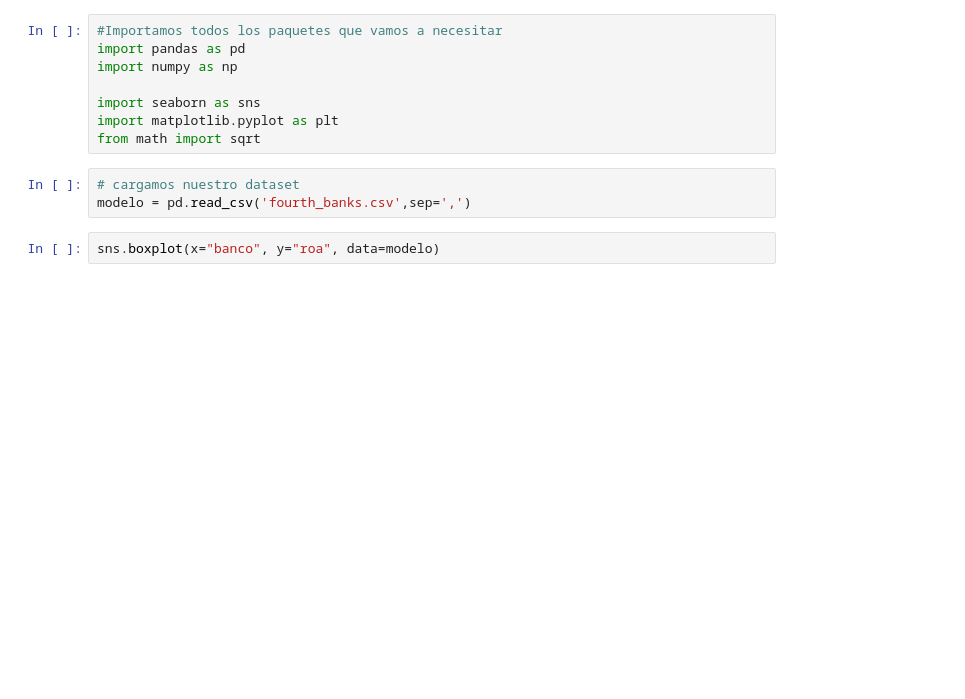
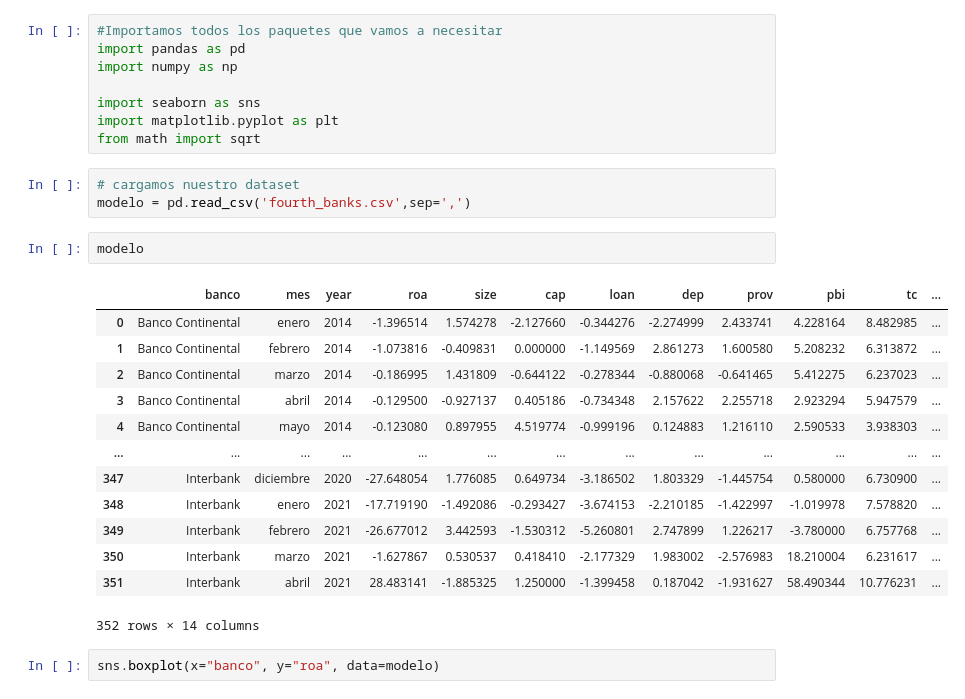
Before and after one commit to JeancarloGeldres/Analysis-Factors-Interns-, a Jupyter notebook: data/fourth_banks.ipynb, the cells around one changed output. Cells and saved outputs as stored; diff of their text form; blank space fills up the shorter version.

```diff
--- a/data/fourth_banks.ipynb
+++ b/data/fourth_banks.ipynb
@@ -9,6 +9,22 @@ from math import sqrt
 # %%
 # cargamos nuestro dataset
 modelo = pd.read_csv('fourth_banks.csv',sep=',')
+# %%
+modelo
+# %% [output]
+|  | banco | mes | year | roa | size | cap | loan | dep | prov | pbi | tc | ... |
+| 0 | Banco Continental | enero | 2014 | -1.396514 | 1.574278 | -2.127660 | -0.344276 | -2.274999 | 2.433741 | 4.228164 | 8.482985 | ... |
+| 1 | Banco Continental | febrero | 2014 | -1.073816 | -0.409831 | 0.000000 | -1.149569 | 2.861273 | 1.600580 | 5.208232 | 6.313872 | ... |
+| 2 | Banco Continental | marzo | 2014 | -0.186995 | 1.431809 | -0.644122 | -0.278344 | -0.880068 | -0.641465 | 5.412275 | 6.237023 | ... |
+| 3 | Banco Continental | abril | 2014 | -0.129500 | -0.927137 | 0.405186 | -0.734348 | 2.157622 | 2.255718 | 2.923294 | 5.947579 | ... |
+| 4 | Banco Continental | mayo | 2014 | -0.123080 | 0.897955 | 4.519774 | -0.999196 | 0.124883 | 1.216110 | 2.590533 | 3.938303 | ... |
+| ... | ... | ... | ... | ... | ... | ... | ... | ... | ... | ... | ... | ... |
+| 347 | Interbank | diciembre | 2020 | -27.648054 | 1.776085 | 0.649734 | -3.186502 | 1.803329 | -1.445754 | 0.580000 | 6.730900 | ... |
+| 348 | Interbank | enero | 2021 | -17.719190 | -1.492086 | -0.293427 | -3.674153 | -2.210185 | -1.422997 | -1.019978 | 7.578820 | ... |
+| 349 | Interbank | febrero | 2021 | -26.677012 | 3.442593 | -1.530312 | -5.260801 | 2.747899 | 1.226217 | -3.780000 | 6.757768 | ... |
+| 350 | Interbank | marzo | 2021 | -1.627867 | 0.530537 | 0.418410 | -2.177329 | 1.983002 | -2.576983 | 18.210004 | 6.231617 | ... |
+| 351 | Interbank | abril | 2021 | 28.483141 | -1.885325 | 1.250000 | -1.399458 | 0.187042 | -1.931627 | 58.490344 | 10.776231 | ... |
+352 rows × 14 columns
 # %%
 sns.boxplot(x="banco", y="roa", data=modelo)
 # %% [output]
```
Also changed, not shown: 1 other file.
